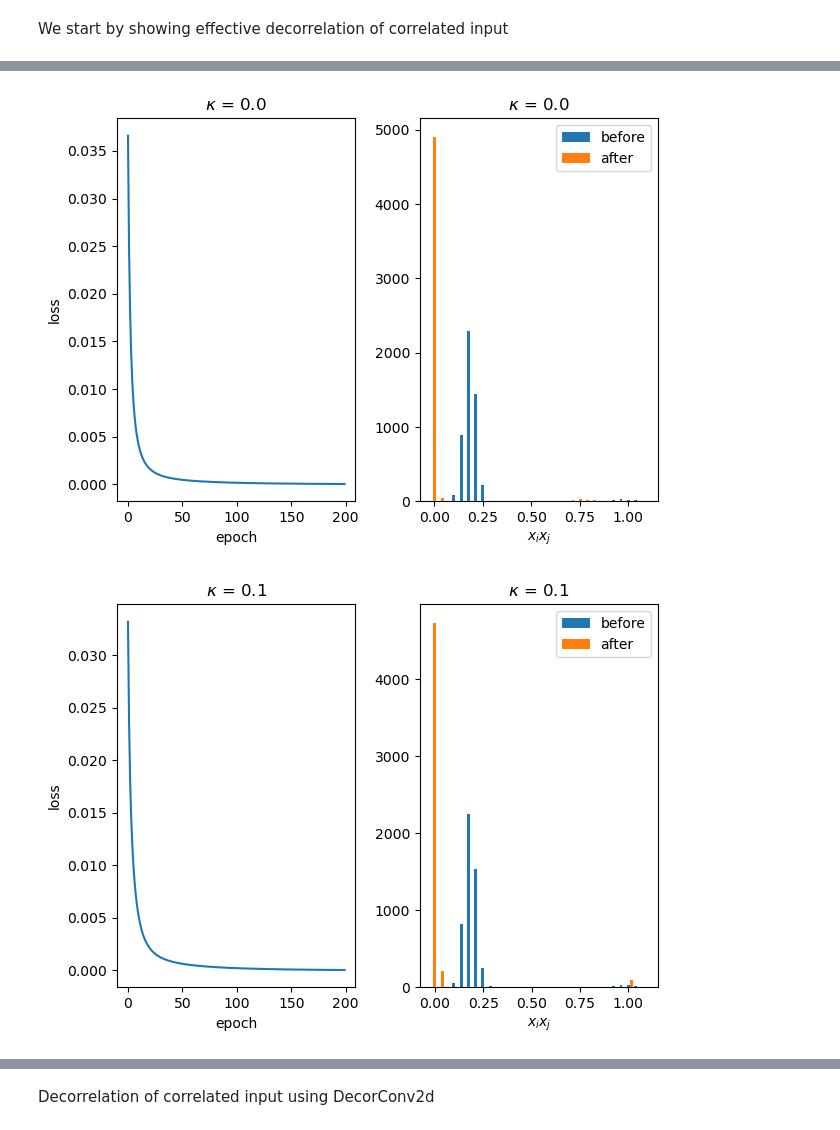
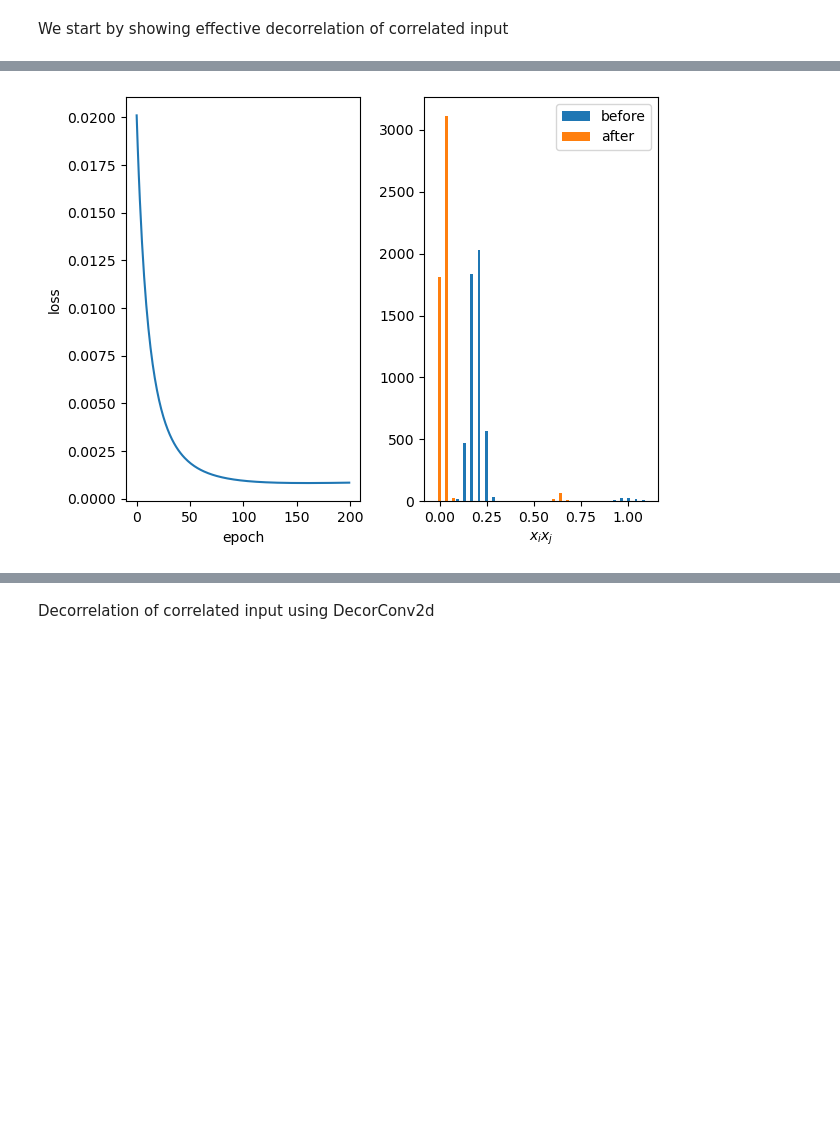
Before and after one commit to artcogsys/decorbp, a Jupyter notebook: examples/decorrelation_analysis.ipynb, the cells around one changed output, grey strips where cells are left out. Saved outputs shown, nothing was run; the diff lists cells and outputs as text; code cells hidden in the pictures; blank space fills up the shorter version.

```diff
--- a/examples/decorrelation_analysis.ipynb
+++ b/examples/decorrelation_analysis.ipynb
@@ -21,7 +21,7 @@ def decorrelate(num_epochs, data, model, lr=1e-2):
     for i in range(num_epochs):
         y = model.forward(data)
         L[i] = model.update()
-        model.R -= lr * model.R.grad
+        model.weight -= lr * model.weight.grad
         print(f'iteration {i}\tloss: {L[i]:.3f}')
 
     # covariance matrix after training
@@ -34,34 +34,27 @@ We start by showing effective decorrelation of correlated input
 # %%
 num_samples=1000
 num_features=100
-num_epochs=200
-kappas = [0.0, 0.1, 0.9]
-# ensure that we are at the same scale of the original lr
-orig_lr=1e-2
-lr = orig_lr * (num_features *  (num_features-1)) / 4
+num_epochs=1000
+lr = 1e-3
 
 # generate correlated data
 d = torch.distributions.MultivariateNormal(torch.zeros(num_features), 0.8 * torch.eye(num_features) + 0.2 * torch.ones((num_features, num_features)))
 data = d.sample((num_samples,))
 
-for kappa in kappas:
+# create a decorrelator
+model = Decorrelation(in_features=num_features)
 
-    # create a decorrelator
-    model = Decorrelation(dim=num_features, kappa=kappa)
+L, A1, A2 = decorrelate(num_epochs, data, model, lr=lr)
 
-    L, A1, A2 = decorrelate(num_epochs, data, model, lr=lr)
-
-    plt.figure()
-    plt.subplot(1,2,1)
-    plt.plot(L)
-    plt.ylabel('loss')
-    plt.xlabel('epoch')
-    plt.title(f'$\kappa$ = {kappa}')
-    plt.subplot(1,2,2)
-    plt.hist([lower_triangular(A1, offset=0), lower_triangular(A2, offset=0)], bins=30, label=['before', 'after'])
-    plt.legend()
-    plt.xlabel('$x_i x_j$')
-    plt.title(f'$\kappa$ = {kappa}')
-    plt.legend();
-    plt.tight_layout()
+plt.figure()
+plt.subplot(1,2,1)
+plt.plot(L)
+plt.ylabel('loss')
+plt.xlabel('epoch')
+plt.subplot(1,2,2)
+plt.hist([lower_triangular(A1, offset=0), lower_triangular(A2, offset=0)], bins=30, label=['before', 'after'])
+plt.legend()
+plt.xlabel('$x_i x_j$')
+plt.legend();
+plt.tight_layout()
 # %% [output]
@@ -85,2 +78 @@ iteration 199   loss: 0.000
-[figure, old version]
+[figure, new version]
-[figure, removed]
```
Also changed, not shown: parts of 3 cells of this notebook, 1 other file.
